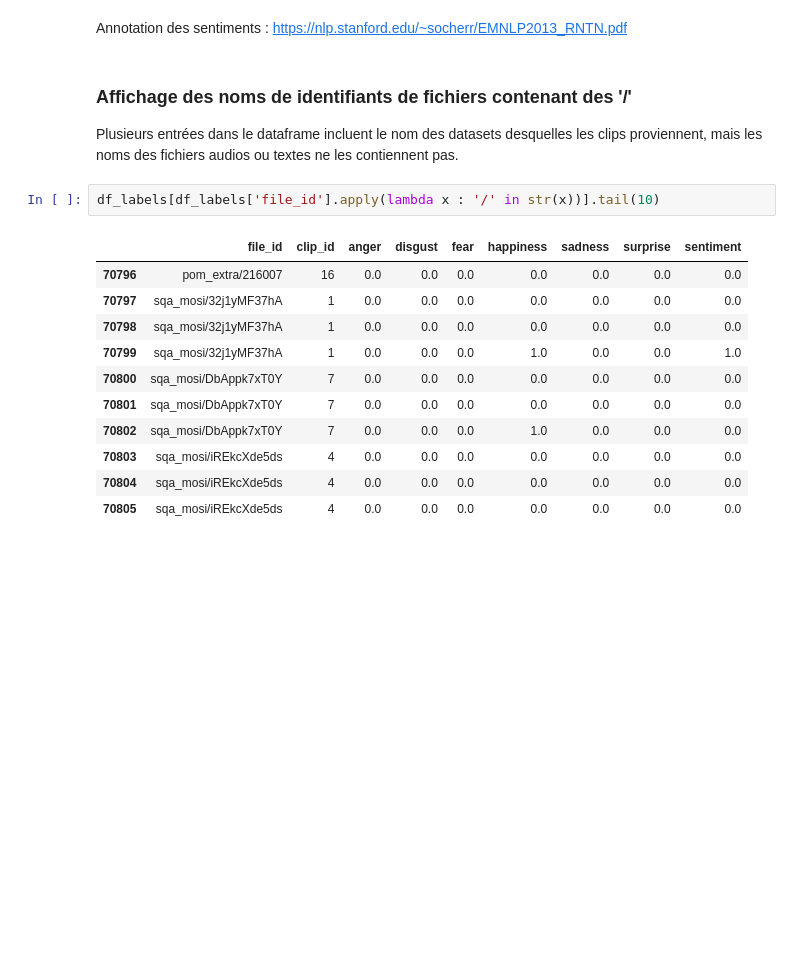
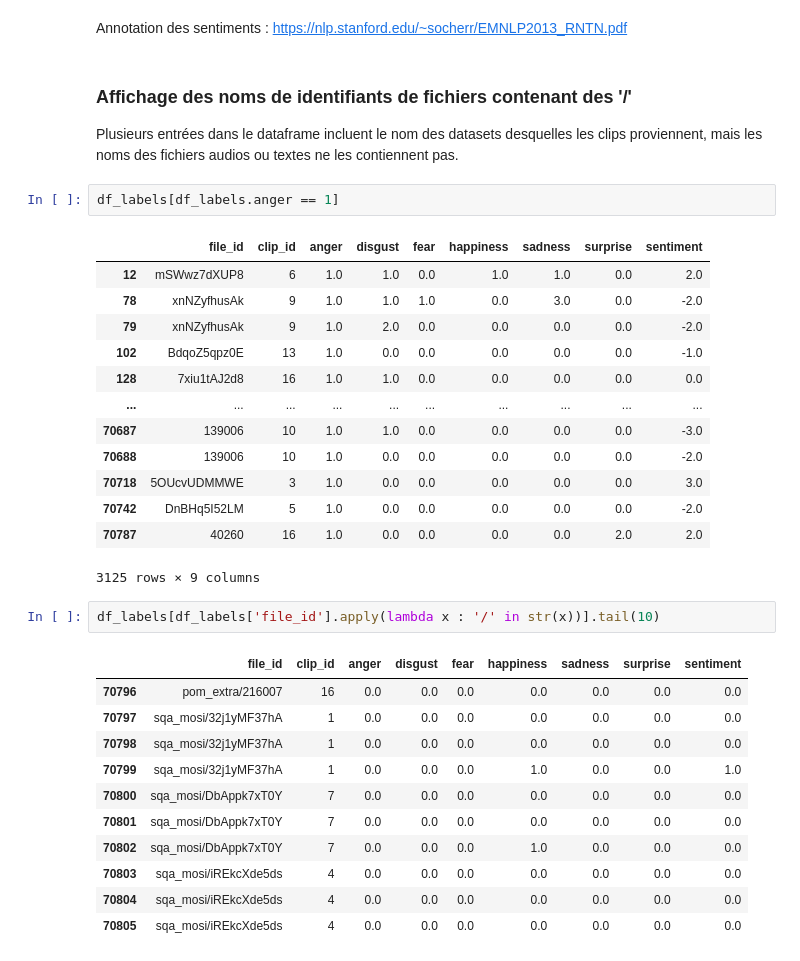
Before and after one commit to phgz/emotion, a Jupyter notebook: notebooks/eda-audio_text.ipynb, the cells around one changed output. Drawn from its saved outputs; the diff is of its cells as text; blank space fills up the shorter version.

```diff
--- a/notebooks/eda-audio_text.ipynb
+++ b/notebooks/eda-audio_text.ipynb
@@ -80,6 +85,22 @@ Annotation des sentiments :  https://nlp.stanford.edu/~socherr/EMNLP2013_RNTN.pd
 ### Affichage des noms de identifiants de fichiers contenant des '/'
 
 Plusieurs entrées dans le dataframe incluent le nom des datasets desquelles les clips proviennent, mais les noms des fichiers audios ou textes ne les contiennent pas.
+# %%
+df_labels[df_labels.anger == 1]
+# %% [output]
+|  | file_id | clip_id | anger | disgust | fear | happiness | sadness | surprise | sentiment |
+| 12 | mSWwz7dXUP8 | 6 | 1.0 | 1.0 | 0.0 | 1.0 | 1.0 | 0.0 | 2.0 |
+| 78 | xnNZyfhusAk | 9 | 1.0 | 1.0 | 1.0 | 0.0 | 3.0 | 0.0 | -2.0 |
+| 79 | xnNZyfhusAk | 9 | 1.0 | 2.0 | 0.0 | 0.0 | 0.0 | 0.0 | -2.0 |
+| 102 | BdqoZ5qpz0E | 13 | 1.0 | 0.0 | 0.0 | 0.0 | 0.0 | 0.0 | -1.0 |
+| 128 | 7xiu1tAJ2d8 | 16 | 1.0 | 1.0 | 0.0 | 0.0 | 0.0 | 0.0 | 0.0 |
+| ... | ... | ... | ... | ... | ... | ... | ... | ... | ... |
+| 70687 | 139006 | 10 | 1.0 | 1.0 | 0.0 | 0.0 | 0.0 | 0.0 | -3.0 |
+| 70688 | 139006 | 10 | 1.0 | 0.0 | 0.0 | 0.0 | 0.0 | 0.0 | -2.0 |
+| 70718 | 5OUcvUDMMWE | 3 | 1.0 | 0.0 | 0.0 | 0.0 | 0.0 | 0.0 | 3.0 |
+| 70742 | DnBHq5I52LM | 5 | 1.0 | 0.0 | 0.0 | 0.0 | 0.0 | 0.0 | -2.0 |
+| 70787 | 40260 | 16 | 1.0 | 0.0 | 0.0 | 0.0 | 0.0 | 2.0 | 2.0 |
+3125 rows × 9 columns
 # %%
 df_labels[df_labels['file_id'].apply(lambda x : '/' in str(x))].tail(10)
 # %% [output]
```
Also changed, not shown: parts of 19 cells of this notebook, 5 other files.
